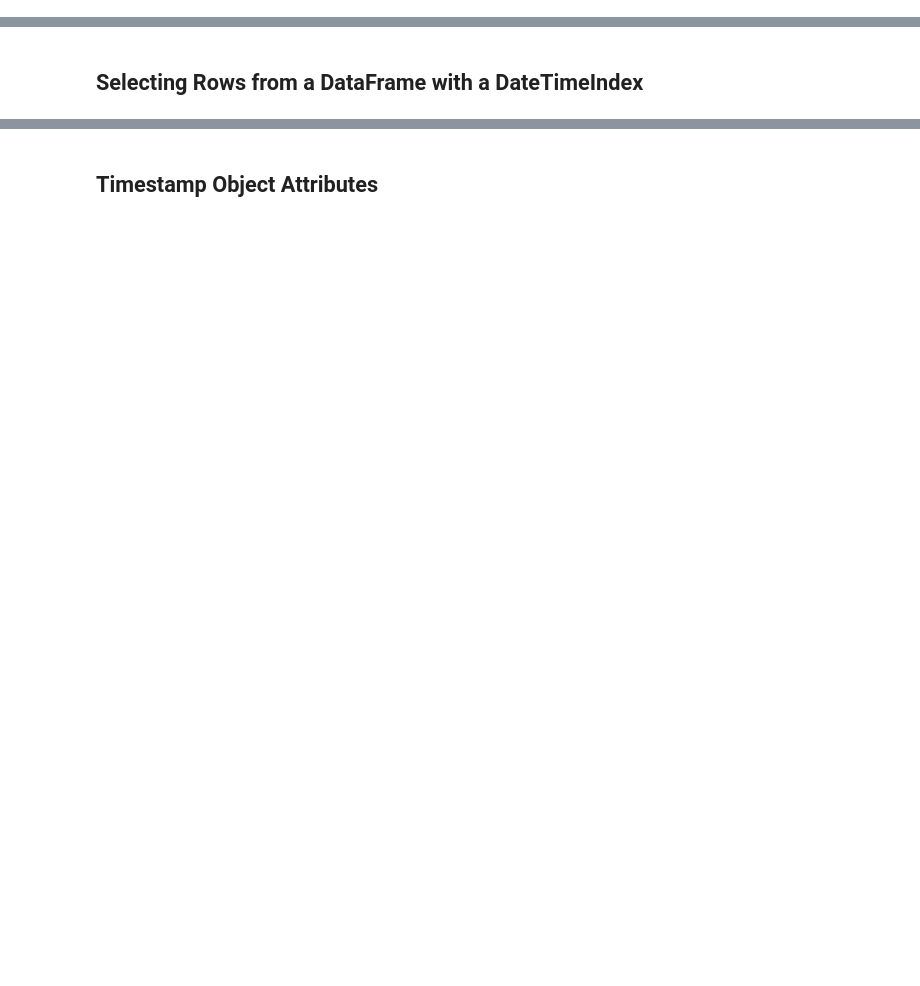
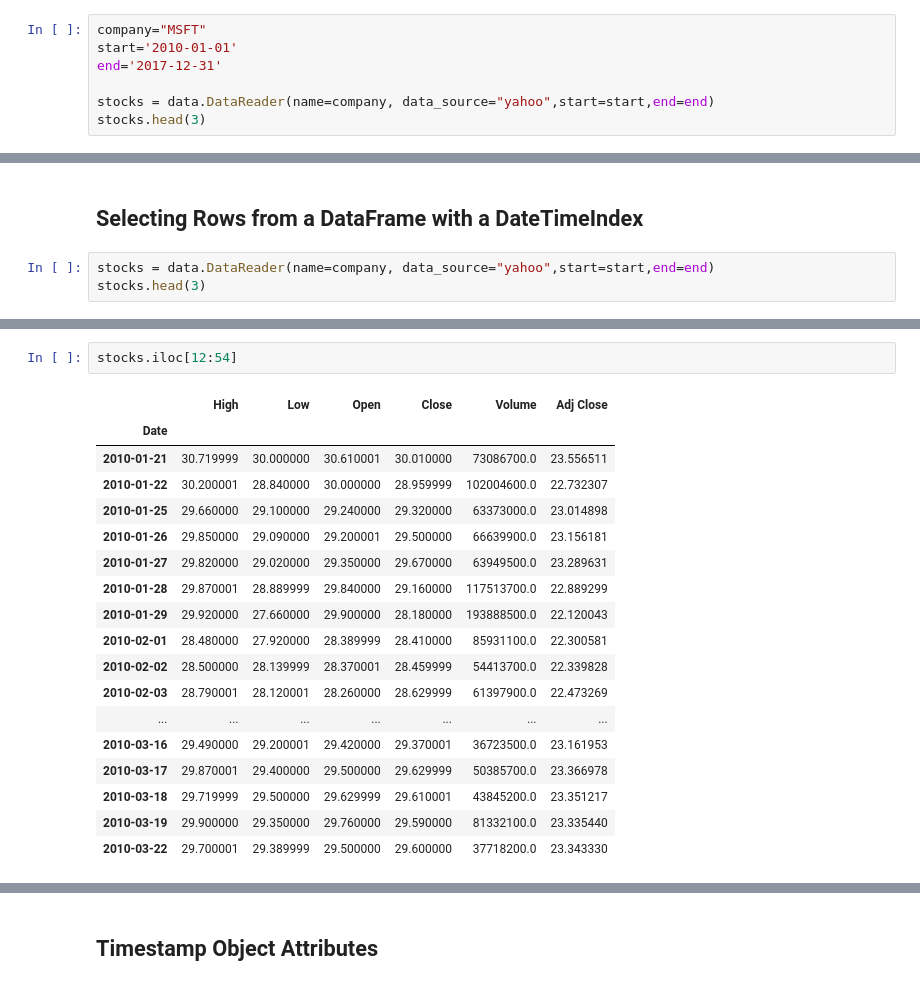
Before and after one commit to rsolter/Udemy-Courses, a Jupyter notebook: Udemy - Data Analysis with Pandas and Python/Section 10 - Working with Dates and Times.ipynb, the cells around one changed output, grey strips where cells are left out. Saved outputs shown, nothing was run; the diff lists cells and outputs as text; blank space fills up the shorter version.

```diff
--- a/Udemy - Data Analysis with Pandas and Python/Section 10 - Working with Dates and Times.ipynb
+++ b/Udemy - Data Analysis with Pandas and Python/Section 10 - Working with Dates and Times.ipynb
@@ -22,0 +327,7 @@
+# %%
+company="MSFT"
+start='2010-01-01'
+end='2017-12-31'
+
+stocks = data.DataReader(name=company, data_source="yahoo",start=start,end=end)
+stocks.head(3)
@@ -23,2 +376,5 @@
 # %% [markdown]
 ## Selecting Rows from a DataFrame with a DateTimeIndex
+# %%
+stocks = data.DataReader(name=company, data_source="yahoo",start=start,end=end)
+stocks.head(3)
@@ -24,0 +415,21 @@
+# %%
+stocks.iloc[12:54]
+# %% [output]
+|  | High | Low | Open | Close | Volume | Adj Close |
+| Date |  |  |  |  |  |  |
+| 2010-01-21 | 30.719999 | 30.000000 | 30.610001 | 30.010000 | 73086700.0 | 23.556511 |
+| 2010-01-22 | 30.200001 | 28.840000 | 30.000000 | 28.959999 | 102004600.0 | 22.732307 |
+| 2010-01-25 | 29.660000 | 29.100000 | 29.240000 | 29.320000 | 63373000.0 | 23.014898 |
+| 2010-01-26 | 29.850000 | 29.090000 | 29.200001 | 29.500000 | 66639900.0 | 23.156181 |
+| 2010-01-27 | 29.820000 | 29.020000 | 29.350000 | 29.670000 | 63949500.0 | 23.289631 |
+| 2010-01-28 | 29.870001 | 28.889999 | 29.840000 | 29.160000 | 117513700.0 | 22.889299 |
+| 2010-01-29 | 29.920000 | 27.660000 | 29.900000 | 28.180000 | 193888500.0 | 22.120043 |
+| 2010-02-01 | 28.480000 | 27.920000 | 28.389999 | 28.410000 | 85931100.0 | 22.300581 |
+| 2010-02-02 | 28.500000 | 28.139999 | 28.370001 | 28.459999 | 54413700.0 | 22.339828 |
+| 2010-02-03 | 28.790001 | 28.120001 | 28.260000 | 28.629999 | 61397900.0 | 22.473269 |
+| ... | ... | ... | ... | ... | ... | ... |
+| 2010-03-16 | 29.490000 | 29.200001 | 29.420000 | 29.370001 | 36723500.0 | 23.161953 |
+| 2010-03-17 | 29.870001 | 29.400000 | 29.500000 | 29.629999 | 50385700.0 | 23.366978 |
+| 2010-03-18 | 29.719999 | 29.500000 | 29.629999 | 29.610001 | 43845200.0 | 23.351217 |
+| 2010-03-19 | 29.900000 | 29.350000 | 29.760000 | 29.590000 | 81332100.0 | 23.335440 |
+| 2010-03-22 | 29.700001 | 29.389999 | 29.500000 | 29.600000 | 37718200.0 | 23.343330 |
```
Also changed, not shown: parts of 108 cells of this notebook.
